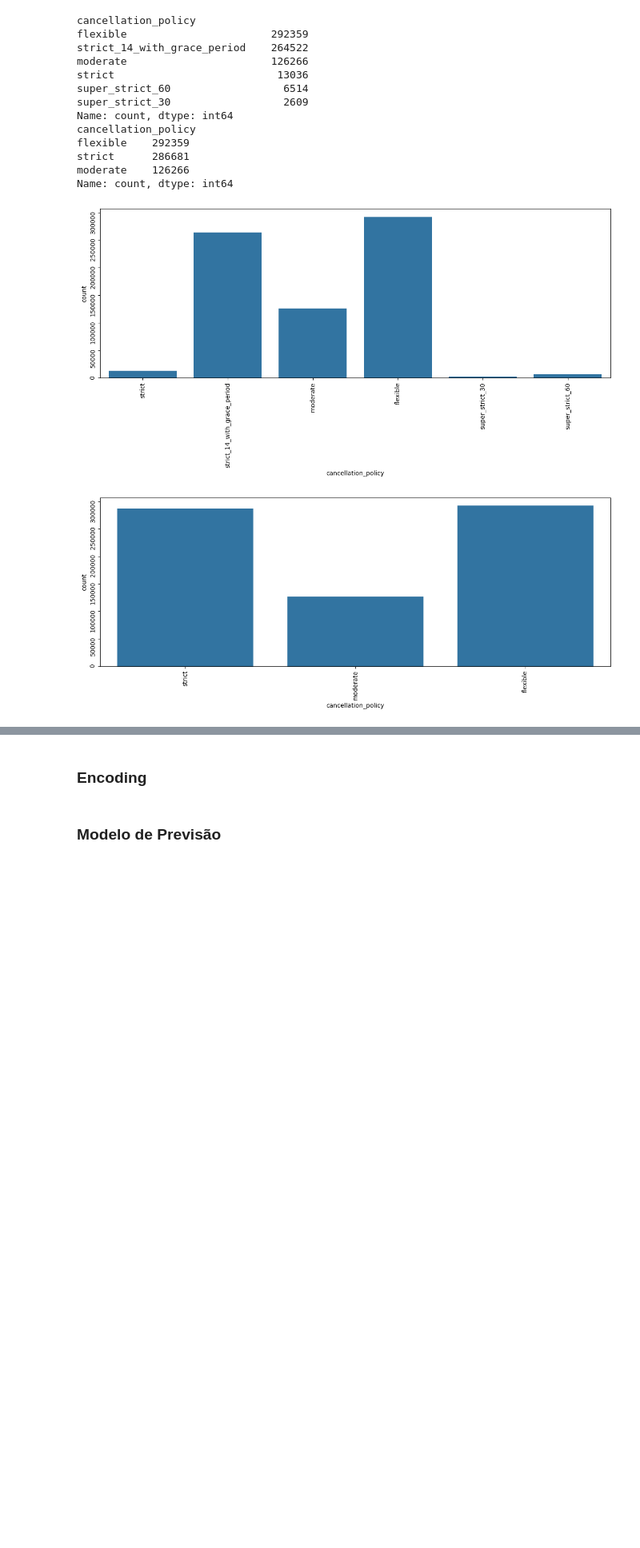
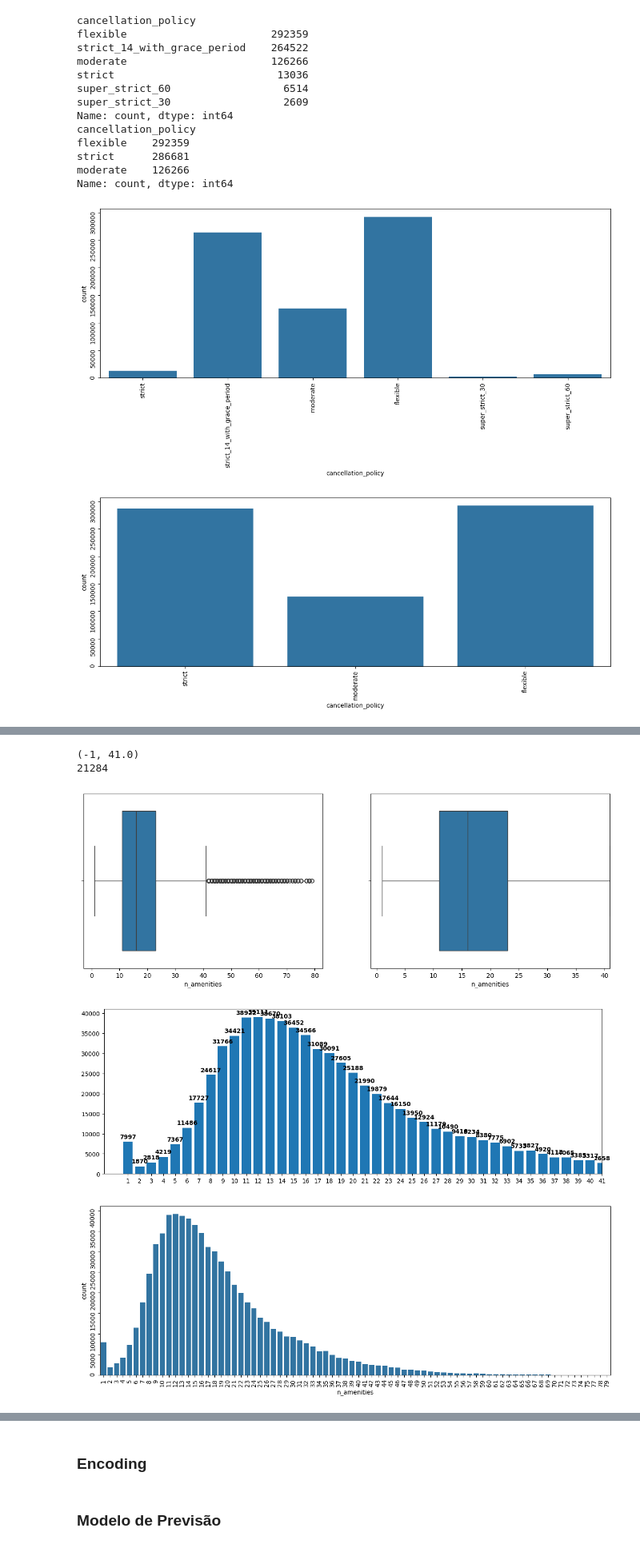
Before and after one commit to Dudols/DataScience-AirbnbRJ-Evaluation, a Jupyter notebook: Airbnb_Rio.ipynb, the cells around one changed output, grey strips where cells are left out. Shown at 80% size. Saved outputs shown, nothing was run; the diff lists cells and outputs as text; code cells hidden in the pictures; blank space fills up the shorter version.

Commit message:
✨ feat: add amenities column processing and heatmap visualization for price vs location

```diff
--- a/Airbnb_Rio.ipynb
+++ b/Airbnb_Rio.ipynb
@@ -206,7 +224,8 @@ sns.heatmap(airbnb_df.corr(numeric_only=True), annot=True, cmap='Reds')
 [figure]
 # %%
 def lims(col):
-    '''Calculates the superior and inferior limit to identify outliers based on the third and first quartile, respectfully, times the amplitude which is the difference between the quartiles
+    '''Calculates the superior and inferior limit to identify outliers based on the third and first quartile, respectfully, times the amplitude which is the difference between the quartiles.
+    If the calculated inferior limit is a negative value, the inferior limit is set to minus 1 for better further graph analysis as it is impossible for the data analyzed to assume a negative value.
 
     Parameters:
         col (str): pd.DataFrame[column]
@@ -588,0 +581,5 @@ Name: count, dtype: int64
+# %%
+print(airbnb_df['amenities'].value_counts())
+
+airbnb_df['n_amenities'] = airbnb_df['amenities'].str.split(',').apply(len).astype(np.int32)
+airbnb_df = airbnb_df.drop('amenities', axis=1)
@@ -588,0 +600,14 @@ Name: count, dtype: int64
+# %%
+print(lims(airbnb_df['n_amenities']))
+box_diagram(airbnb_df['n_amenities'])
+bar_graph(airbnb_df['n_amenities'])
+plt.figure(figsize=(15,5))
+sns.countplot(data = airbnb_df, x = 'n_amenities').tick_params(rotation = 90)
+airbnb_df, rows_removed = remove_outliers(df=airbnb_df,col_name='n_amenities')
+print(rows_removed)
+# %% [output]
+(-1, 41.0)
+21284
+[figure, added]
+[figure, added]
+[figure, added]
```
Also changed, not shown: parts of 11 cells of this notebook.
